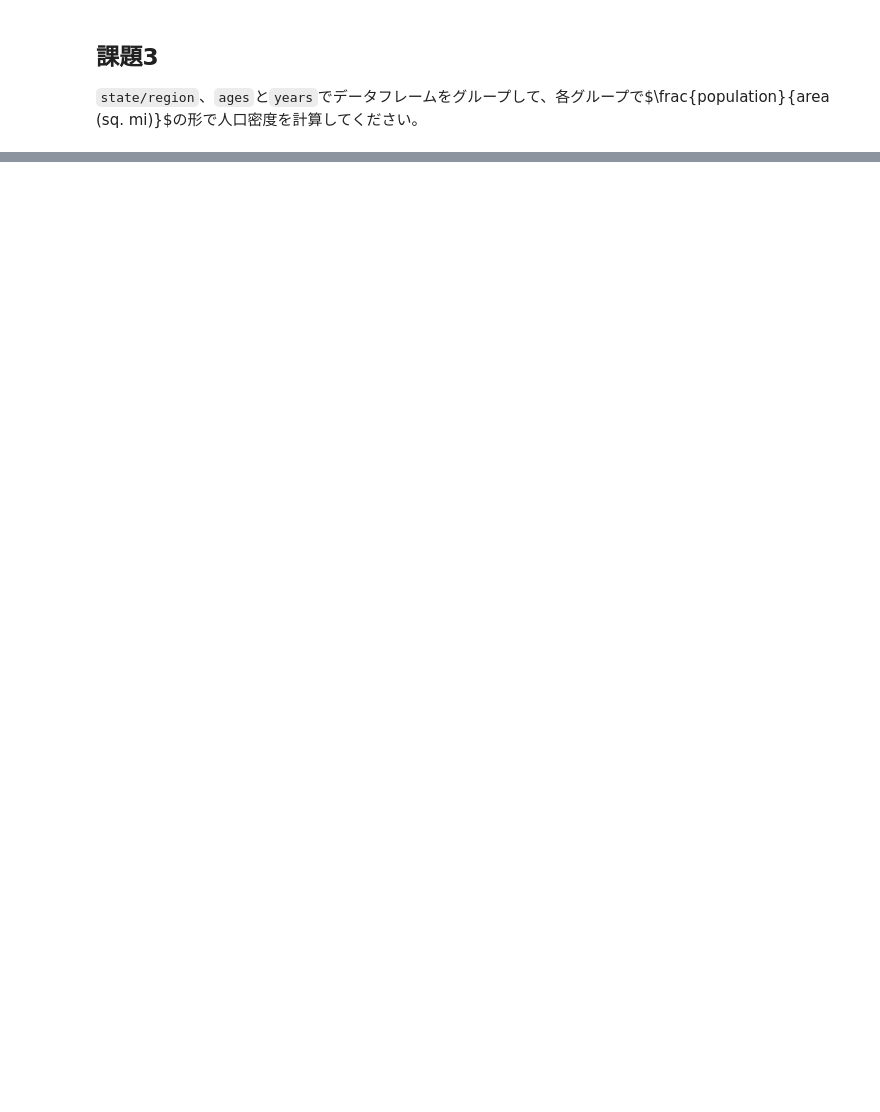
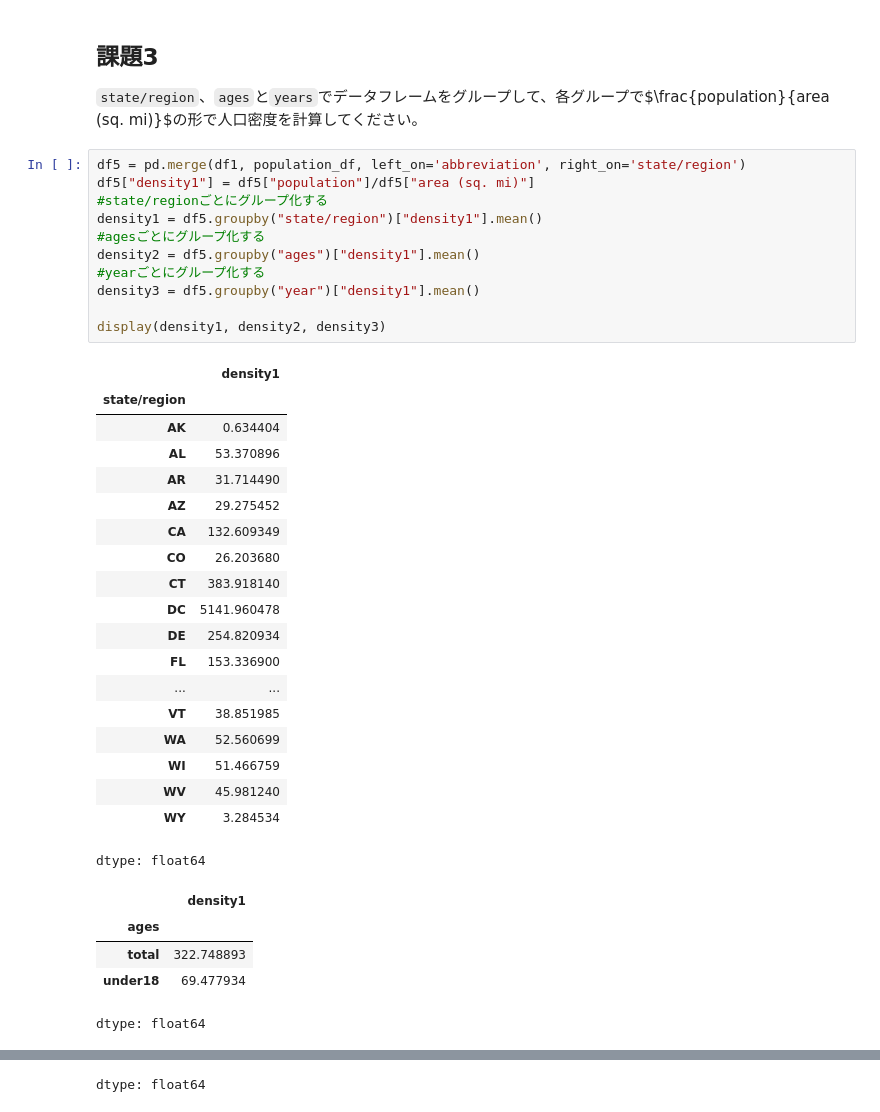
Before and after one commit to lvzeyu/chss_2025_assignment, a Jupyter notebook: assignment7_fukasaku.ipynb, the cells around one changed output, grey strips where cells are left out. Saved outputs shown, nothing was run; the diff lists cells and outputs as text; blank space fills up the shorter version.

````diff
--- a/assignment7_fukasaku.ipynb
+++ b/assignment7_fukasaku.ipynb
@@ -23,3 +102,39 @@
 ## 課題3
 
 ```state/region```、```ages```と```years```でデータフレームをグループして、各グループで$\frac{population}{area (sq. mi)}$の形で人口密度を計算してください。
+# %%
+df5 = pd.merge(df1, population_df, left_on='abbreviation', right_on='state/region')
+df5["density1"] = df5["population"]/df5["area (sq. mi)"]
+#state/regionごとにグループ化する
+density1 = df5.groupby("state/region")["density1"].mean()
+#agesごとにグループ化する
+density2 = df5.groupby("ages")["density1"].mean()
+#yearごとにグループ化する
+density3 = df5.groupby("year")["density1"].mean()
+
+display(density1, density2, density3)
+# %% [output]
+|  | density1 |
+| state/region |  |
+| AK | 0.634404 |
+| AL | 53.370896 |
+| AR | 31.714490 |
+| AZ | 29.275452 |
+| CA | 132.609349 |
+| CO | 26.203680 |
+| CT | 383.918140 |
+| DC | 5141.960478 |
+| DE | 254.820934 |
+| FL | 153.336900 |
+| ... | ... |
+| VT | 38.851985 |
+| WA | 52.560699 |
+| WI | 51.466759 |
+| WV | 45.981240 |
+| WY | 3.284534 |
+dtype: float64
+|  | density1 |
+| ages |  |
+| total | 322.748893 |
+| under18 | 69.477934 |
+dtype: float64
@@ -25,0 +159 @@
+dtype: float64
````
Also changed, not shown: parts of 5 cells of this notebook.
